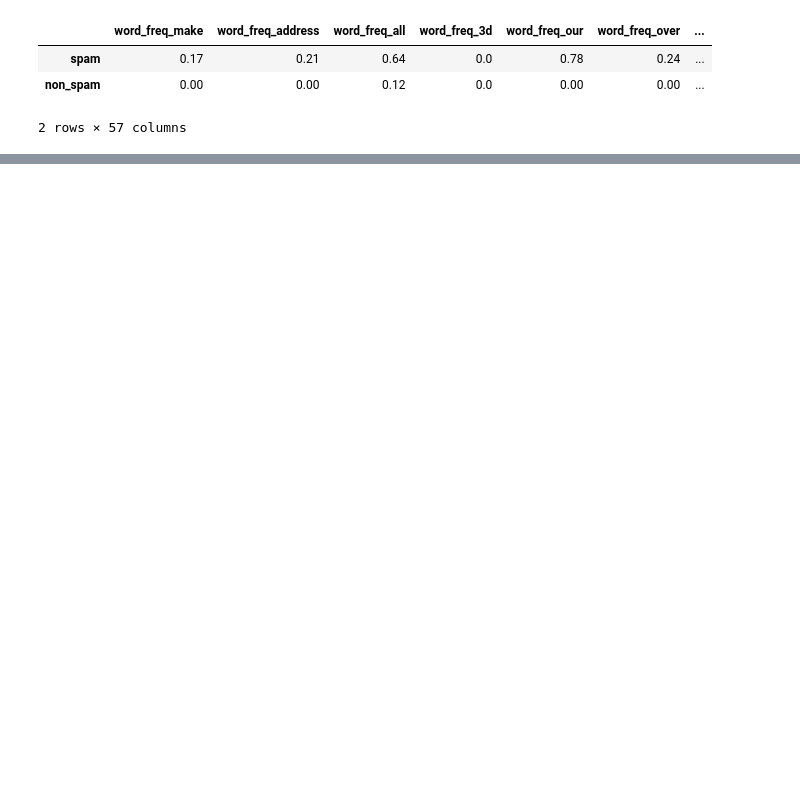
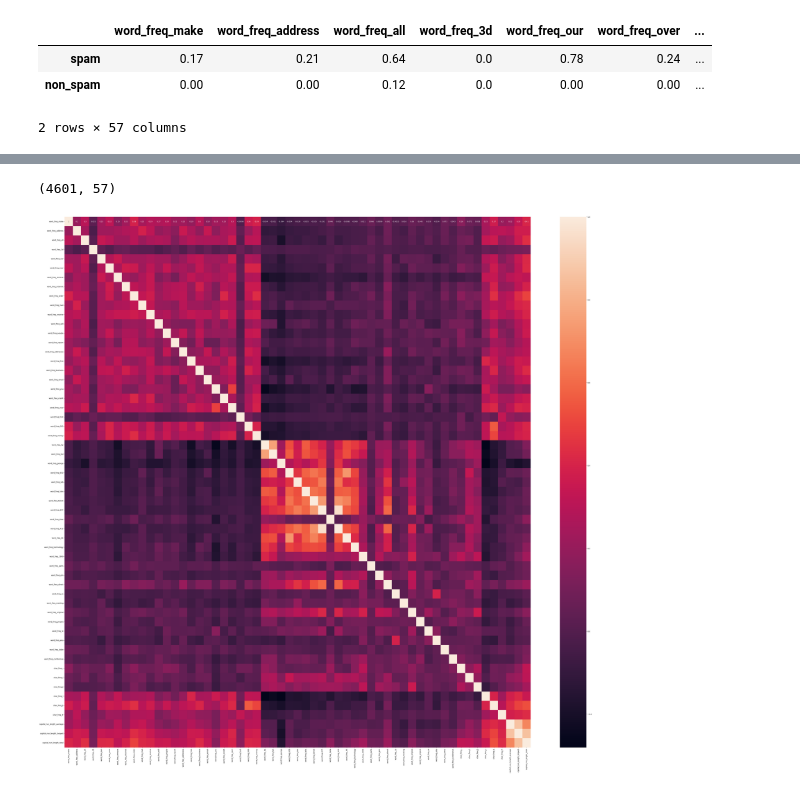
Before and after one commit to rosarioscavo/UCI-Spambase, a Jupyter notebook: uci_spambase.ipynb, the cells around one changed output, grey strips where cells are left out. Drawn from its saved outputs; the diff is of its cells as text; code cells hidden in the pictures; blank space fills up the shorter version.

```diff
--- a/uci_spambase.ipynb
+++ b/uci_spambase.ipynb
@@ -641,0 +638,4 @@ Name: abs_diff, dtype: float64
+# %%
+new_df.shape
+# %% [output]
+(4601, 57)
@@ -641,0 +645,11 @@ Name: abs_diff, dtype: float64
+# %%
+import seaborn as sns
+new_df = data.iloc[:, :-1]
+mask = np.zeros_like(new_df.corr(method='spearman'))
+mask[np.triu_indices_from(mask)] = True
+
+plt.rcParams.update({'figure.figsize':(60,55), 'figure.dpi':100})
+prova = sns.heatmap(new_df.corr(method='spearman'), annot=True)
+plt.show()
+# %% [output]
+[figure, added]
```
Also changed, not shown: parts of 15 cells of this notebook.
